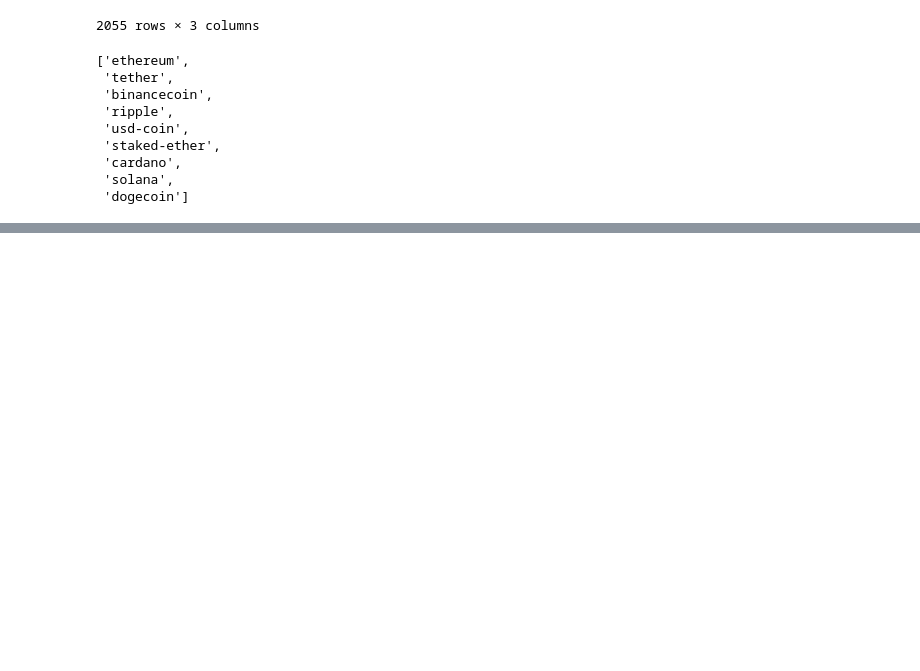
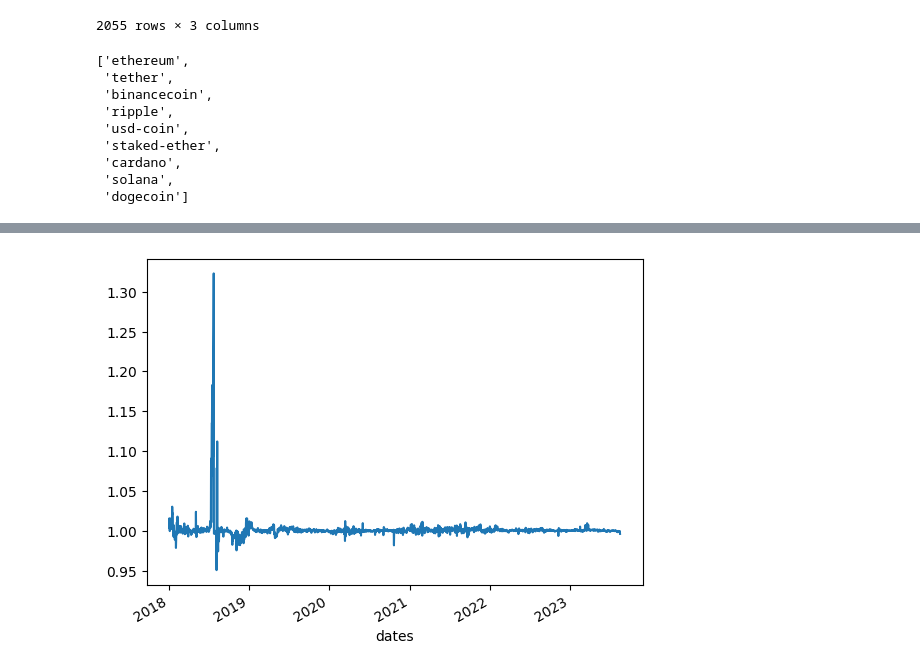
Before and after one commit to someonefrom93/PIDA_J_DIEGO, a Jupyter notebook: eda_gecko.ipynb, the cells around one changed output, grey strips where cells are left out. Saved outputs shown, nothing was run; the diff lists cells and outputs as text; code cells hidden in the pictures; blank space fills up the shorter version.

```diff
--- a/eda_gecko.ipynb
+++ b/eda_gecko.ipynb
@@ -731,0 +730,4 @@ ethereum_df.set_index("dates", drop=True).plot()
+# %%
+tether_df.set_index("dates", drop=True)["prices"].plot();
+# %% [output]
+[figure, added]
```
Also changed, not shown: parts of 3 cells of this notebook.
